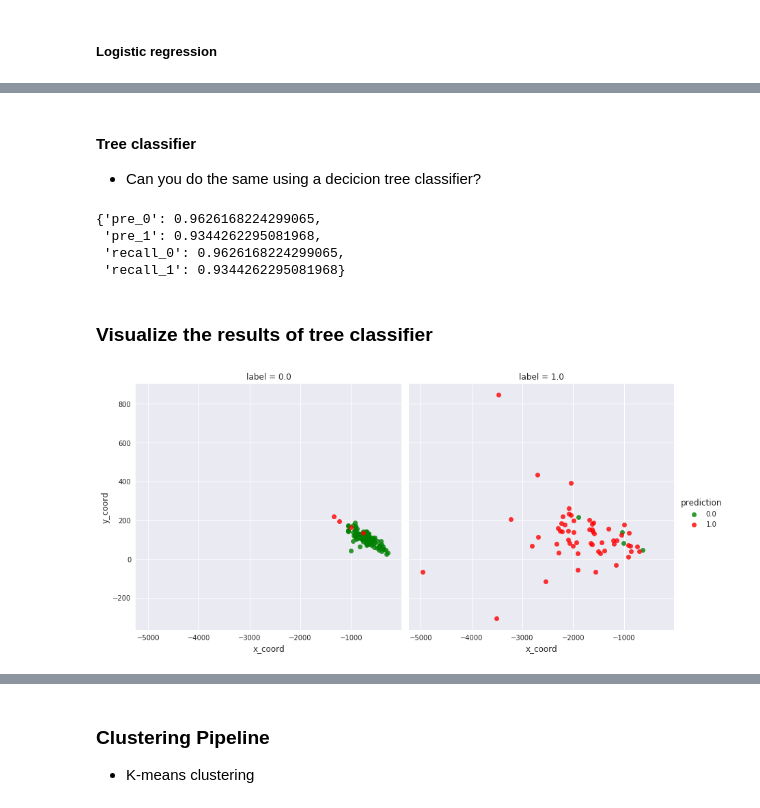
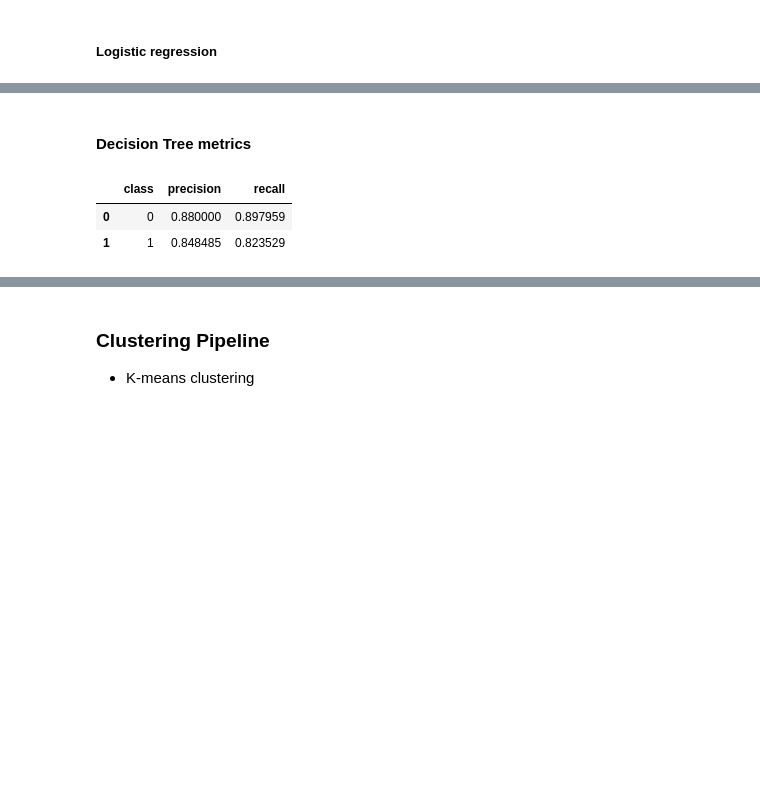
Before and after one commit to joshishwetha/dsx-spark, a Jupyter notebook: Lab 3 - Machine Learning Instructor.ipynb, the cells around one changed output, grey strips where cells are left out. Cells and saved outputs as stored; diff of their text form; code cells hidden in the pictures; blank space fills up the shorter version.

```diff
--- a/Lab 3 - Machine Learning Instructor.ipynb
+++ b/Lab 3 - Machine Learning Instructor.ipynb
@@ -585,30 +571,35 @@ a.set_titles(col_template=['Decision Tree results when label=="Benign"','Decisio
-# %% [markdown]
-#### Tree classifier ####
-- Can you do the same using a decicion tree classifier?
-# %%
-from pyspark.ml.classification import DecisionTreeClassifier
-# define estimator and fit data
-estimator = DecisionTreeClassifier()
-pipeline = Pipeline(stages=[assembler,estimator])
-tree_model = pipeline.fit(train)
-
-# get results
-results = tree_model.transform(test)
-precision_recall(results)
-# %% [output]
-{'pre_0': 0.9626168224299065,
- 'pre_1': 0.9344262295081968,
- 'recall_0': 0.9626168224299065,
- 'recall_1': 0.9344262295081968}
-# %% [markdown]
-### Visualize the results of tree classifier
-# %%
-### Visualize the results of tree classifier ###
-pca_subset = pca_result.select('ID','features','x_coord','y_coord')
-viz_df = pca_subset.join(results,on=['ID','features']).select('x_coord','y_coord','prediction','label')
-viz_df = viz_df.dropna(how='any',subset=['x_coord','y_coord']).toPandas()
-
-a = sns.lmplot(x='x_coord',y='y_coord',hue='prediction',col='label',data=viz_df,
-           fit_reg=False,palette={1:'red',0:'green'},size=6,aspect=1)
-# %% [output]
-[figure, removed]
+# %%
+#### Classification metrics ####
+def calc_metrics(results):
+    metrics = {}
+    metrics['tp_0'] = results.filter((results.label==0)&(results.prediction==0)).count()
+    metrics['fn_0'] = results.filter((results.label==0)&(results.prediction==1)).count()
+    metrics['tn_0'] = results.filter((results.label==1)&(results.prediction==1)).count()
+    metrics['fp_0'] = results.filter((results.label==1)&(results.prediction==0)).count()
+
+    metrics['tp_1'] = results.filter((results.label==1)&(results.prediction==1)).count()
+    metrics['fn_1'] = results.filter((results.label==1)&(results.prediction==0)).count()
+    metrics['tn_1'] = results.filter((results.label==0)&(results.prediction==0)).count()
+    metrics['fp_1'] = results.filter((results.label==0)&(results.prediction==1)).count()
+
+    return metrics
+
+### calc precision & recall ###
+def precision_recall(results):
+    items = calc_metrics(results)
+    rows = []
+
+    row = {'class':0,'precision':items['tp_0']/float((items['tp_0']+items['fp_0'])+1),'recall':items['tp_0']/float((items['tp_0']+items['fn_0'])+1)}
+    rows.append(row)
+    row = {'class':1,'precision':items['tp_1']/float((items['tp_1']+items['fp_1'])+1),'recall':items['tp_1']/float((items['tp_1']+items['fn_1'])+1)}
+    rows.append(row)
+
+    return rows
+# %% [markdown]
+#### Decision Tree metrics
+# %%
+pd.DataFrame(precision_recall(dt_results))
+# %% [output]
+|  | class | precision | recall |
+| 0 | 0 | 0.880000 | 0.897959 |
+| 1 | 1 | 0.848485 | 0.823529 |
```
Also changed, not shown: parts of 33 cells of this notebook.
